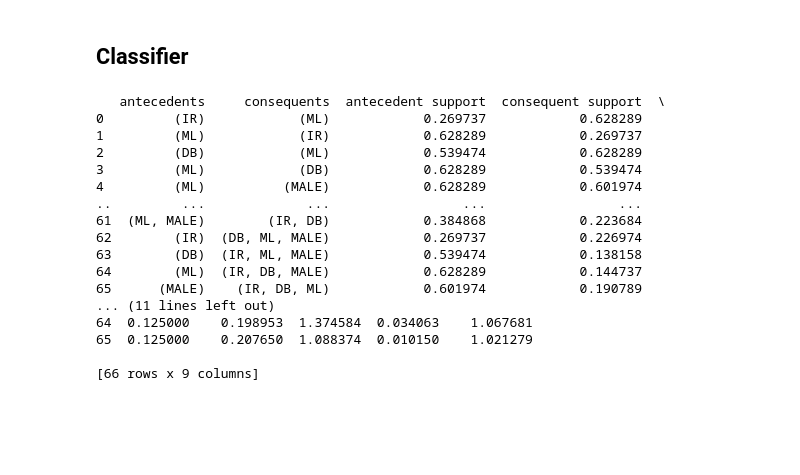
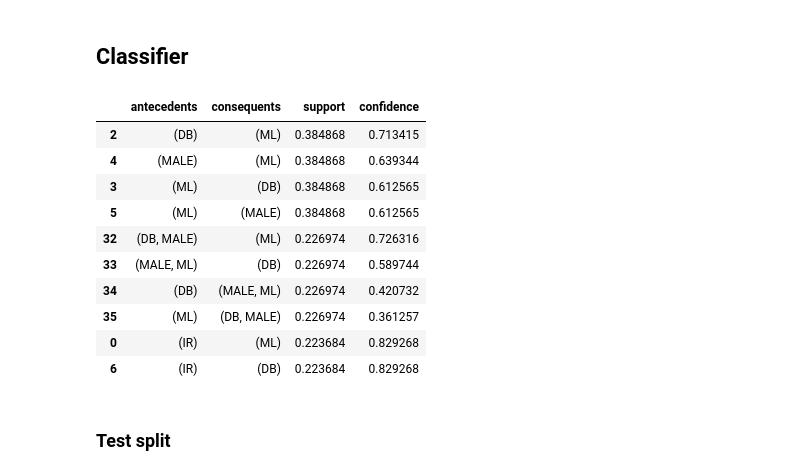
Before and after one commit to wolfbrr/DMT-2022-114, a Jupyter notebook: assignment-basic/assignment-basic.ipynb, the cells around one changed output. Drawn from its saved outputs; the diff is of its cells as text; code cells hidden in the pictures; blank space fills up the shorter version.

```diff
--- a/assignment-basic/assignment-basic.ipynb
+++ b/assignment-basic/assignment-basic.ipynb
@@ -281,27 +281,25 @@ plt.show()
 # %%
 odi_df['MALE'] = odi_df['Gender']=='male'
 odi_df['FEMALE'] = odi_df['Gender']=='female'
 frequent_itemsets= apriori(odi_df[['ML','IR','DB','MALE','FEMALE']], min_support=0.07, use_colnames=True)
 rules = association_rules(frequent_itemsets, metric="lift", min_threshold=1)
-print(rules)
+rules = rules.sort_values(by=[ 'support', 'confidence',], ascending=False)
+
+rules[['antecedents', 'consequents','support','confidence']].iloc[0:10]
 # %% [output]
-   antecedents     consequents  antecedent support  consequent support  \
-0         (IR)            (ML)            0.269737            0.628289
-1         (ML)            (IR)            0.628289            0.269737
-2         (DB)            (ML)            0.539474            0.628289
-3         (ML)            (DB)            0.628289            0.539474
-4         (ML)          (MALE)            0.628289            0.601974
-..         ...             ...                 ...                 ...
-61  (ML, MALE)        (IR, DB)            0.384868            0.223684
-62        (IR)  (DB, ML, MALE)            0.269737            0.226974
-63        (DB)  (IR, ML, MALE)            0.539474            0.138158
-64        (ML)  (IR, DB, MALE)            0.628289            0.144737
-65      (MALE)    (IR, DB, ML)            0.601974            0.190789
-... (11 lines left out)
-64  0.125000    0.198953  1.374584  0.034063    1.067681
-65  0.125000    0.207650  1.088374  0.010150    1.021279
-
-[66 rows x 9 columns]
+|  | antecedents | consequents | support | confidence |
+| 2 | (DB) | (ML) | 0.384868 | 0.713415 |
+| 4 | (MALE) | (ML) | 0.384868 | 0.639344 |
+| 3 | (ML) | (DB) | 0.384868 | 0.612565 |
+| 5 | (ML) | (MALE) | 0.384868 | 0.612565 |
+| 32 | (DB, MALE) | (ML) | 0.226974 | 0.726316 |
+| 33 | (MALE, ML) | (DB) | 0.226974 | 0.589744 |
+| 34 | (DB) | (MALE, ML) | 0.226974 | 0.420732 |
+| 35 | (ML) | (DB, MALE) | 0.226974 | 0.361257 |
+| 0 | (IR) | (ML) | 0.223684 | 0.829268 |
+| 6 | (IR) | (DB) | 0.223684 | 0.829268 |
+# %% [markdown]
+### Test split
 # %%
 mask = odi_df['stress'].isna()==False
 X = odi_df[['ML','IR','DB','MALE','FEMALE','stress']].loc[mask]
```
Also changed, not shown: parts of 11 cells of this notebook, 7 other files.
